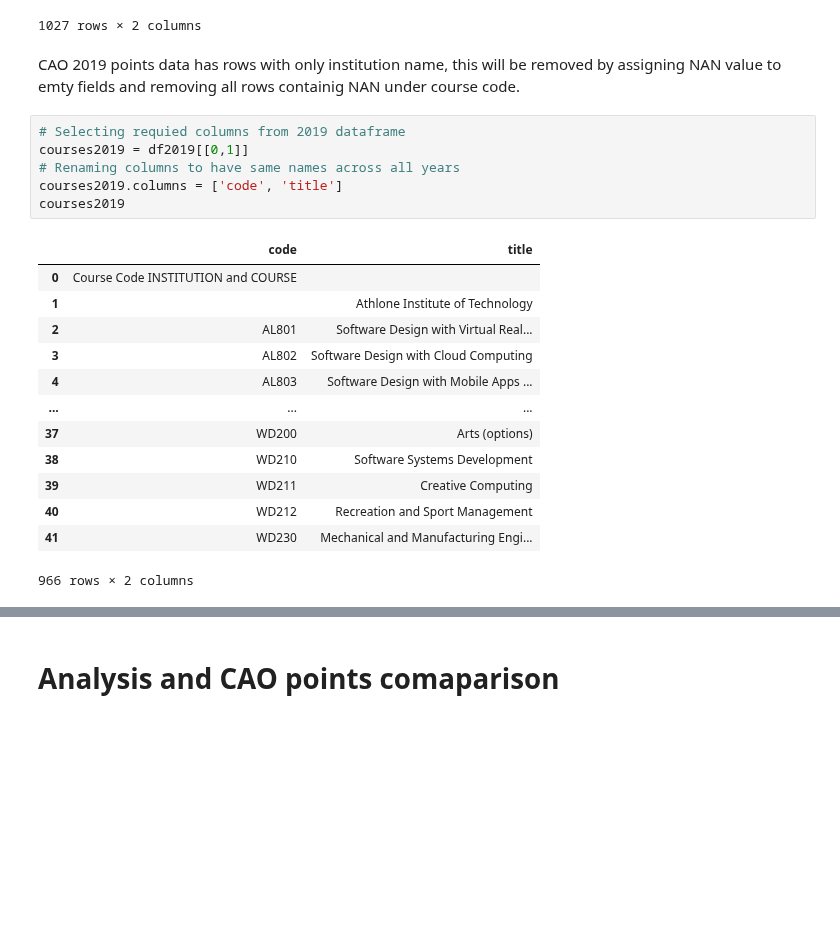
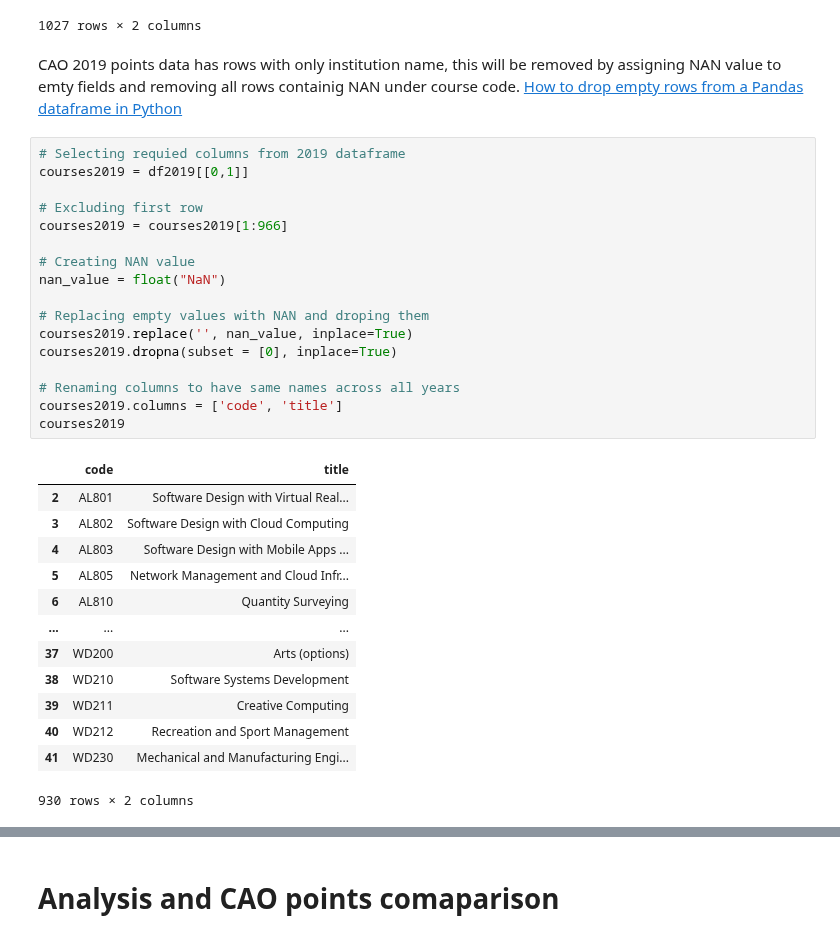
Before and after one commit to Mantvydas-data/FundamentalsofDataAnalysis, a Jupyter notebook: cao.ipynb, the cells around one changed output, grey strips where cells are left out. Saved outputs shown, nothing was run; the diff lists cells and outputs as text; blank space fills up the shorter version.

```diff
--- a/cao.ipynb
+++ b/cao.ipynb
@@ -336,24 +336,35 @@ courses2020
 | 1463 | WD230 | Mechanical and Manufacturing Engi... |
 1027 rows × 2 columns
 # %% [markdown]
-CAO 2019 points data has rows with only institution name, this will be removed by assigning NAN value to emty fields and removing all rows containig NAN under course code.
+CAO 2019 points data has rows with only institution name, this will be removed by assigning NAN value to emty fields and removing all rows containig NAN under course code. [How to drop empty rows from a Pandas dataframe in Python](https://www.kite.com/python/answers/how-to-drop-empty-rows-from-a-pandas-dataframe-in-python#:~:text=Use%20df.,contain%20NaN%20under%20those%20columns.)
 # %%
 # Selecting requied columns from 2019 dataframe
 courses2019 = df2019[[0,1]]
+
+# Excluding first row
+courses2019 = courses2019[1:966]
+
+# Creating NAN value
+nan_value = float("NaN")
+
+# Replacing empty values with NAN and droping them
+courses2019.replace('', nan_value, inplace=True)
+courses2019.dropna(subset = [0], inplace=True)
+
 # Renaming columns to have same names across all years
 courses2019.columns = ['code', 'title']
 courses2019
 # %% [output]
 |  | code | title |
-| 0 | Course Code INSTITUTION and COURSE |  |
-| 1 |  | Athlone Institute of Technology |
 | 2 | AL801 | Software Design with Virtual Real... |
 | 3 | AL802 | Software Design with Cloud Computing |
 | 4 | AL803 | Software Design with Mobile Apps ... |
+| 5 | AL805 | Network Management and Cloud Infr... |
+| 6 | AL810 | Quantity Surveying |
 | ... | ... | ... |
 | 37 | WD200 | Arts (options) |
 | 38 | WD210 | Software Systems Development |
 | 39 | WD211 | Creative Computing |
 | 40 | WD212 | Recreation and Sport Management |
 | 41 | WD230 | Mechanical and Manufacturing Engi... |
-966 rows × 2 columns
+930 rows × 2 columns
```
Also changed, not shown: parts of 6 cells of this notebook, 8 other files.
